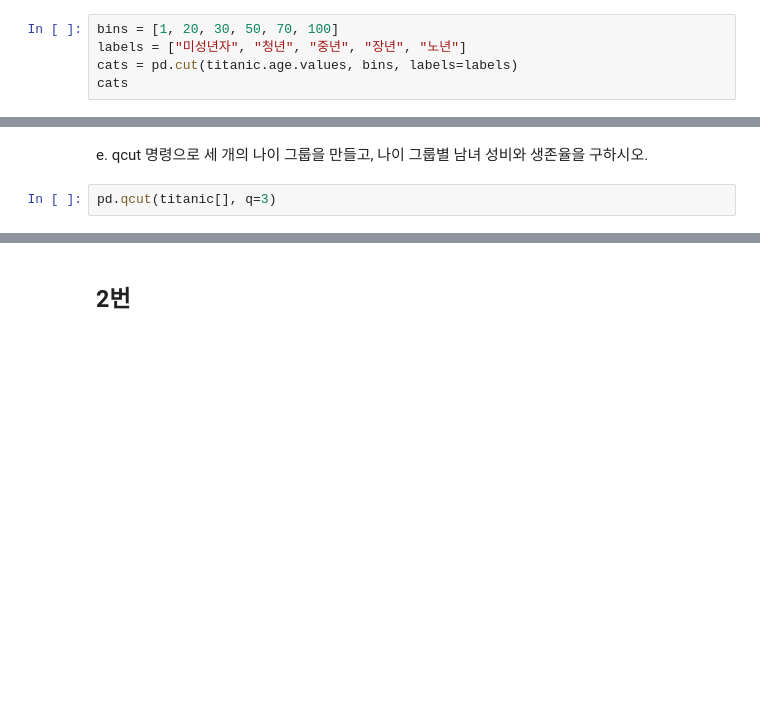
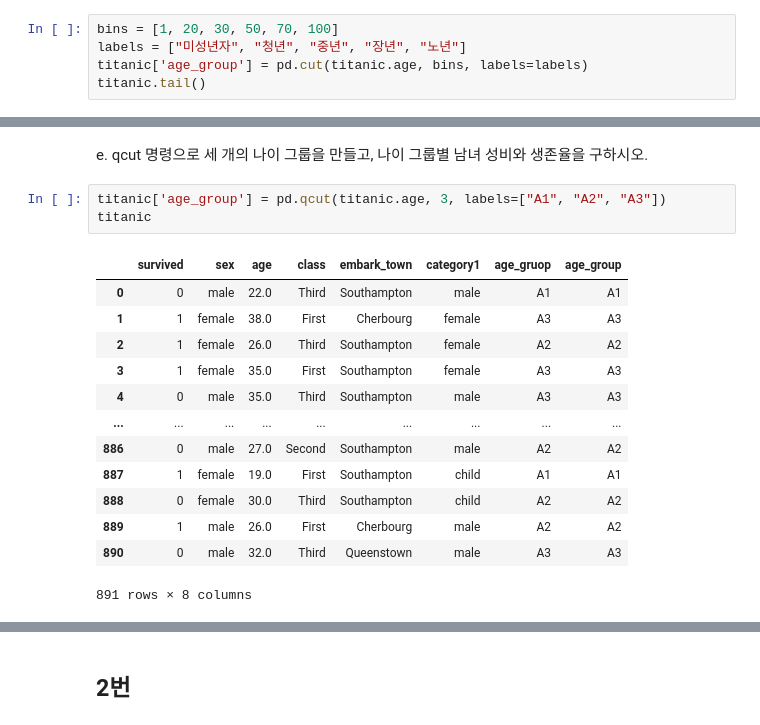
Before and after one commit to youngin0221/Data-Analysis-2021-2, a Jupyter notebook: 02.Pandas/0602_과제.ipynb, the cells around one changed output, grey strips where cells are left out. Cells and saved outputs as stored; diff of their text form; blank space fills up the shorter version.

```diff
--- a/02.Pandas/0602_과제.ipynb
+++ b/02.Pandas/0602_과제.ipynb
@@ -72,6 +115,6 @@ labels = ["미성년자", "청년", "중년", "장년", "노년"]
 # %%
 bins = [1, 20, 30, 50, 70, 100]
 labels = ["미성년자", "청년", "중년", "장년", "노년"]
-cats = pd.cut(titanic.age.values, bins, labels=labels)
-cats
+titanic['age_group'] = pd.cut(titanic.age, bins, labels=labels)
+titanic.tail()
 # %% [output]
@@ -81,4 +147,19 @@ Categories (5, object): ['미성년자' < '청년' < '중년' < '장년' < '노
 # %% [markdown]
 e. qcut 명령으로 세 개의 나이 그룹을 만들고, 나이 그룹별 남녀 성비와 생존율을 구하시오.
-# %%
-pd.qcut(titanic[], q=3)
+# %%
+titanic['age_group'] = pd.qcut(titanic.age, 3, labels=["A1", "A2", "A3"])
+titanic
+# %% [output]
+|  | survived | sex | age | class | embark_town | category1 | age_gruop | age_group |
+| 0 | 0 | male | 22.0 | Third | Southampton | male | A1 | A1 |
+| 1 | 1 | female | 38.0 | First | Cherbourg | female | A3 | A3 |
+| 2 | 1 | female | 26.0 | Third | Southampton | female | A2 | A2 |
+| 3 | 1 | female | 35.0 | First | Southampton | female | A3 | A3 |
+| 4 | 0 | male | 35.0 | Third | Southampton | male | A3 | A3 |
+| ... | ... | ... | ... | ... | ... | ... | ... | ... |
+| 886 | 0 | male | 27.0 | Second | Southampton | male | A2 | A2 |
+| 887 | 1 | female | 19.0 | First | Southampton | child | A1 | A1 |
+| 888 | 0 | female | 30.0 | Third | Southampton | child | A2 | A2 |
+| 889 | 1 | male | 26.0 | First | Cherbourg | male | A2 | A2 |
+| 890 | 0 | male | 32.0 | Third | Queenstown | male | A3 | A3 |
+891 rows × 8 columns
```
Also changed, not shown: parts of 32 cells of this notebook.
